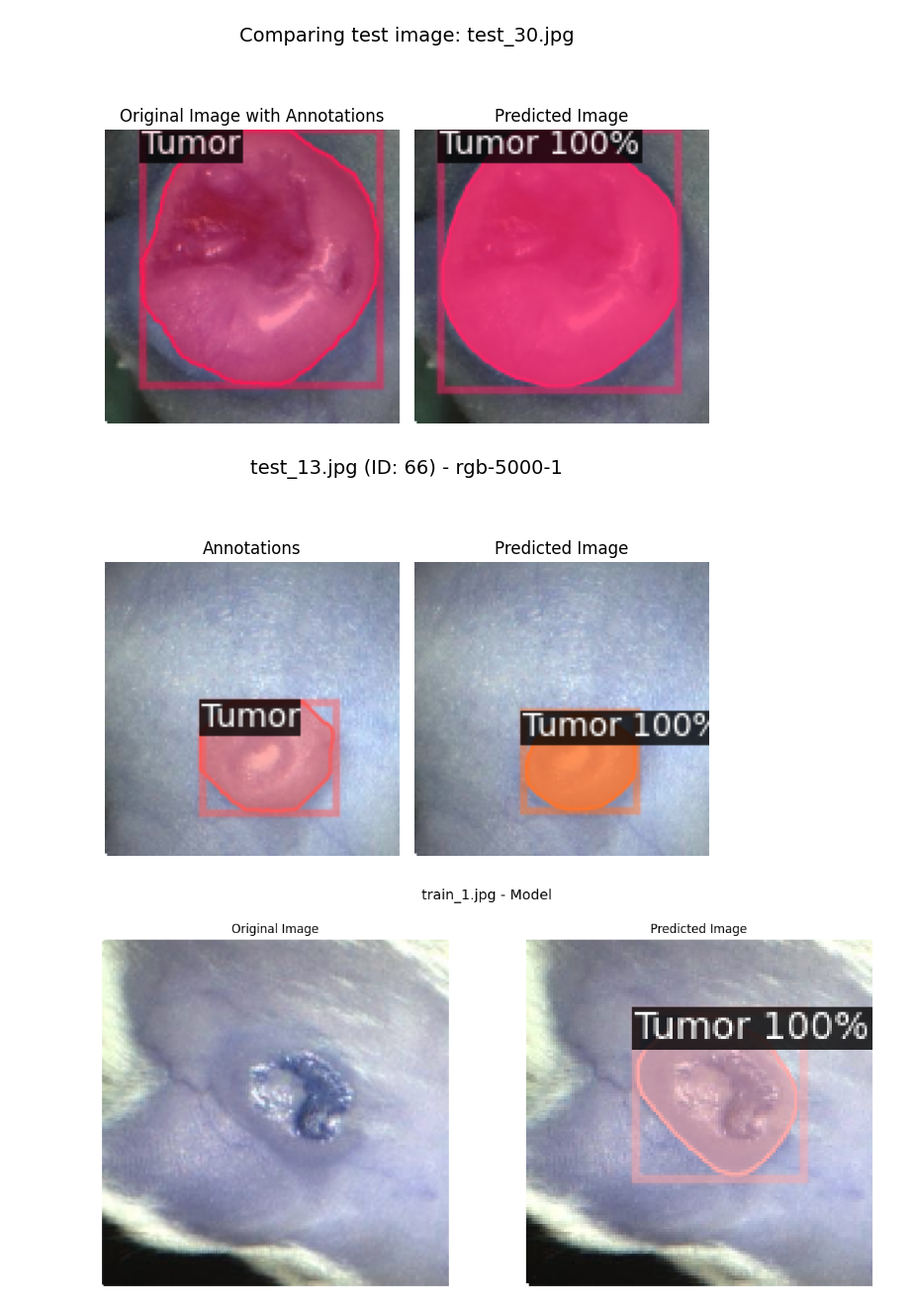
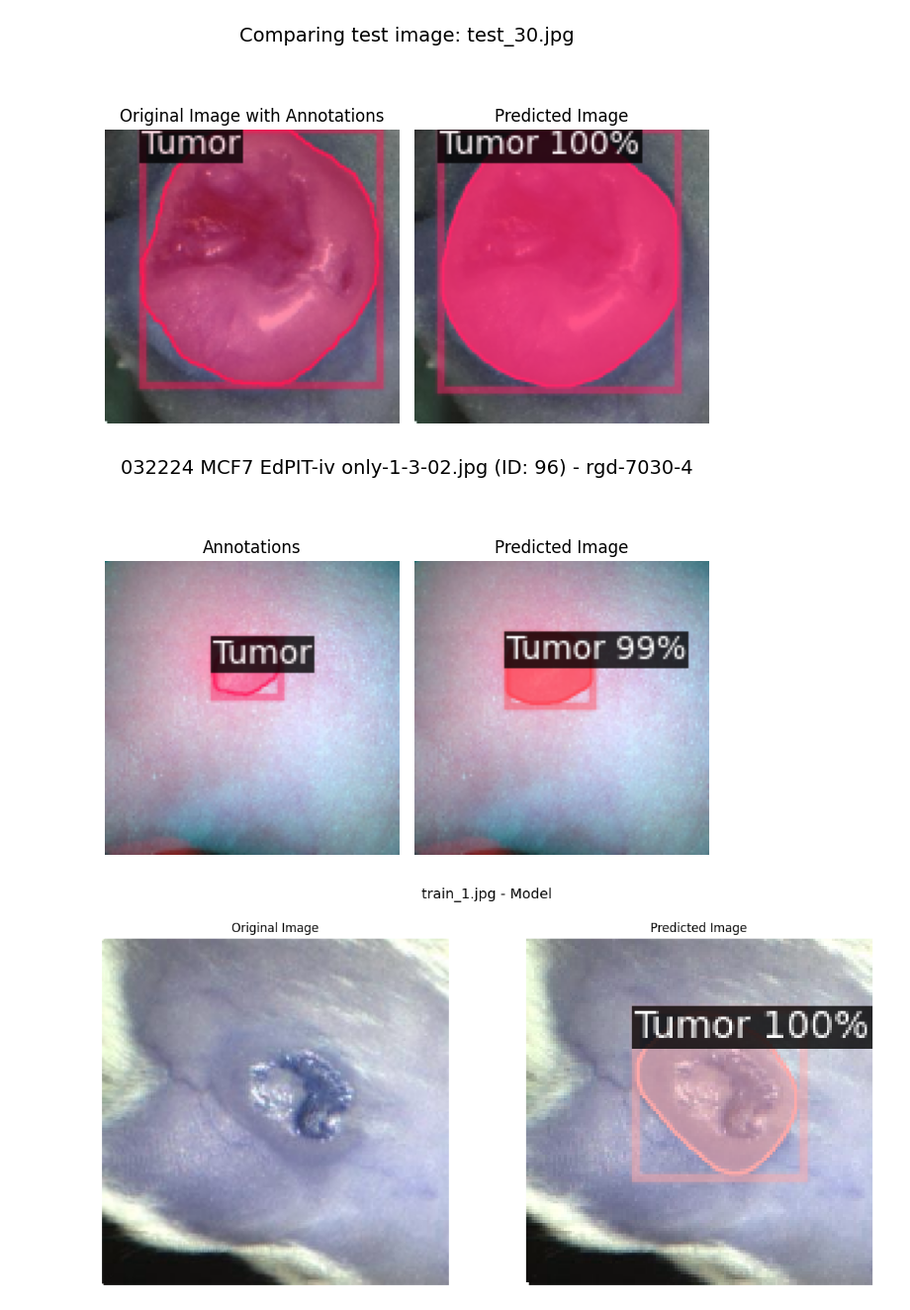
Before and after one commit to RibaDiba/tumor-segmentation, a Jupyter notebook: src/Detectron2/evaluation/compare.ipynb, the cells around one changed output. Shown at 99% size. Saved outputs shown, nothing was run; the diff lists cells and outputs as text; code cells hidden in the pictures.

Commit message:
adjusted annotations

```diff
--- a/src/Detectron2/evaluation/compare.ipynb
+++ b/src/Detectron2/evaluation/compare.ipynb
@@ -65,7 +65,7 @@ cfg = get_cfg()
 cfg.MODELNAME = model_name
 cfg.OUTPUT_DIR = f"../../../../models/rgb-testing/{cfg.MODELNAME}"
 cfg.merge_from_file(model_zoo.get_config_file("COCO-InstanceSegmentation/mask_rcnn_R_50_FPN_3x.yaml"))
-cfg.DATASETS.TRAIN = ("my_dataset_train", "my_dataset_val")
+cfg.DATASETS.TRAIN = ("my_dataset_train",)
 cfg.DATASETS.TEST = ("my_dataset_test",)
 cfg.DATALOADER.NUM_WORKERS = 1
 cfg.DATALOADER.FILTER_EMPTY_ANNOTATIONS = False # this is for our "no tumor" examples
@@ -88,7 +88,7 @@ cfg.SOLVER.GAMMA = 0.5        # Gentler LR decay
 cfg.SOLVER.WARMUP_ITERS = 800
 cfg.SOLVER.WARMUP_FACTOR = 0.1
 # %%
-model_path = "/projects/PUCHALLA/LLP2024/tumor-segmentation/models/rgb-testing/rgb-5000-1/model_final.pth"
+model_path = "/projects/PUCHALLA/LLP2024/tumor-segmentation/models/rgb-testing/rgd-7030-4/model_final.pth"
 cfg.MODEL.WEIGHTS = os.path.join(model_path)  # path to the model we just trained
 cfg.MODEL.ROI_HEADS.SCORE_THRESH_TEST = 0.5   # set a custom testing threshold
 predictor = DefaultPredictor(cfg)
@@ -182,35 +182,35 @@ def display_original_and_prediction_with_annotations(val_dataset_dicts, predicto
 
     # Create a visualizer for predictions with red metadata
     v_pred = Visualizer(im[:, :, ::-1],
                         metadata=red_metadata,
                         scale=0.5,
                         instance_mode=ColorMode.SEGMENTATION
     )
 
     out_pred = v_pred.draw_instance_predictions(outputs["instances"].to("cpu"))
 
     image_name = os.path.basename(d["file_name"])
     model_name = os.path.basename(os.path.dirname(model_path))
 
     # Rest of your plotting code...
     fig, ax = plt.subplots(1, 2,)
     fig.suptitle(f"{image_name} (ID: {image_id}) - {model_name}", fontsize=14, y=0.95)
 
     ax[0].imshow(out_gt.get_image()[:, :, ::-1])
     ax[0].set_title('Annotations')
     ax[1].imshow(out_pred.get_image()[:, :, ::-1])
     ax[1].set_title('Predicted Image')
 
     for a in ax:
         a.axis("off")
 
     plt.tight_layout(rect=[0, 0, 1, 0.92])
     # plt.show()
 
 # Example usage
-display_original_and_prediction_with_annotations(test_dataset_dicts, predictor, test_metadata, 66)
+display_original_and_prediction_with_annotations(test_dataset_dicts, predictor, test_metadata, 96)
 # %% [output]
-[figure, old version]
+[figure, new version]
 # %%
 def display_image_prediction(image_path, predictor, metadata, model_path=None):
     """
```
Also changed, not shown: parts of 4 cells of this notebook, 12 other files.
